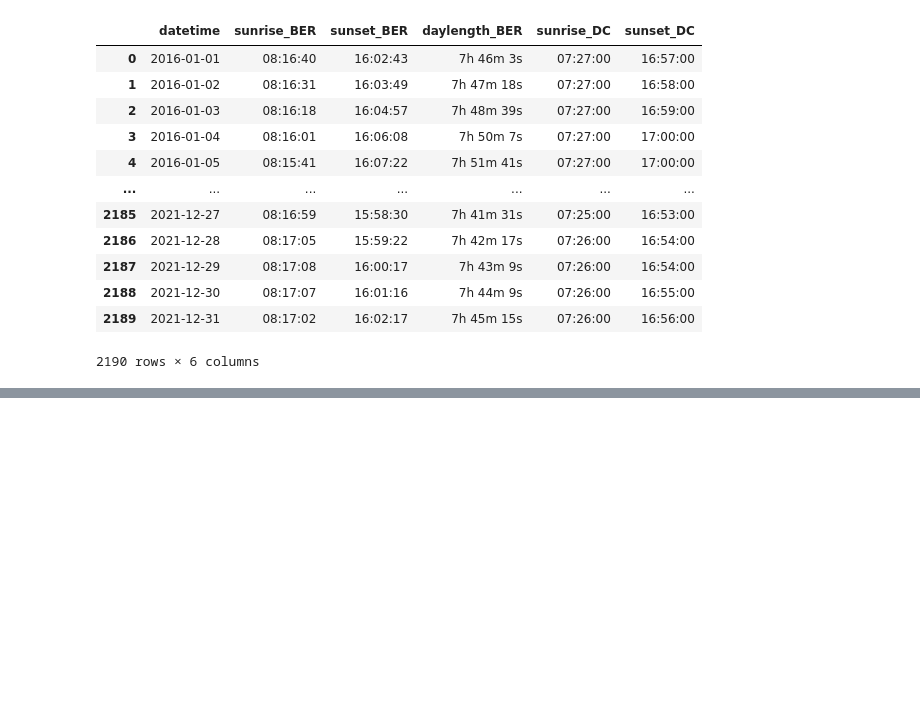
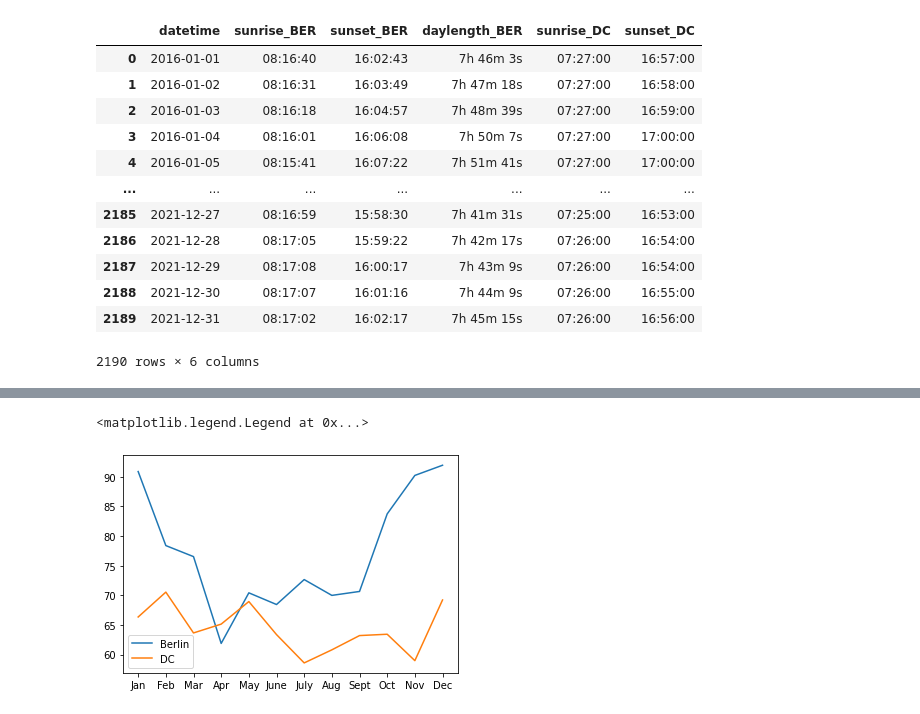
Before and after one commit to yasp-g/portfolio, a Jupyter notebook: Berlin-vs-DC-overcast-visualization/BER-DC-overcast.ipynb, the cells around one changed output, grey strips where cells are left out. Cells and saved outputs as stored; diff of their text form; code cells hidden in the pictures; blank space fills up the shorter version.

```diff
--- a/Berlin-vs-DC-overcast-visualization/BER-DC-overcast.ipynb
+++ b/Berlin-vs-DC-overcast-visualization/BER-DC-overcast.ipynb
@@ -602,5 +697,0 @@ def cloudcover_to_sunduration(row):
-# %%
-df['cloudcover_BER'] = df.apply(sunduration_to_cloudcover, axis=1)
-df['sunduration_DC'] = df.apply(cloudcover_to_sunduration, axis=1)
-# reorder the columns so cities are together and observation type is in same order
-df = df[['sunduration_BER', 'sunduration_DC', 'cloudcover_BER', 'cloudcover_DC']]
@@ -623,0 +704,9 @@ Warning: total number of rows (52560) exceeds max_rows (20000). Limiting to firs
+# %%
+clouds_BER = df[['cloudcover_BER']][df['sunup_BER'] == 1]
+clouds_month_BER = clouds_BER.groupby(clouds_BER.index.month).agg({'cloudcover_BER': np.mean})
+clouds_month_BER.index.names = ['month']
+print(clouds_month_BER)
+clouds_DC = df[['cloudcover_DC']][df['sunup_DC'] == 1]
+clouds_month_DC = clouds_DC.groupby(clouds_DC.index.month).agg({'cloudcover_DC': np.mean})
+clouds_month_DC.index.names = ['month']
+print(clouds_month_DC)
@@ -623,0 +760,21 @@ Warning: total number of rows (52560) exceeds max_rows (20000). Limiting to firs
+# %%
+# define a figure and axes abject
+fig, ax = plt.subplots()
+
+# plt.xlim([-1,4])
+
+# define list from 1 to 12
+x_pos = list(range(1, 13))
+# define list of month names
+months = ["Jan", "Feb", "Mar", "Apr", "May", "June", "July", "Aug", "Sept", "Oct", "Nov", "Dec"]
+# define x_ticks and assign the month names as labels
+ax.set_xticks(x_pos)
+ax.set_xticklabels(months)
+
+plt.plot(x_pos, clouds_month_BER, label='Berlin')
+plt.plot(x_pos, clouds_month_DC, label='DC')
+
+plt.legend()
+# %% [output]
+<matplotlib.legend.Legend at 0x...>
+[figure, added]
```
Also changed, not shown: parts of 27 cells of this notebook.
